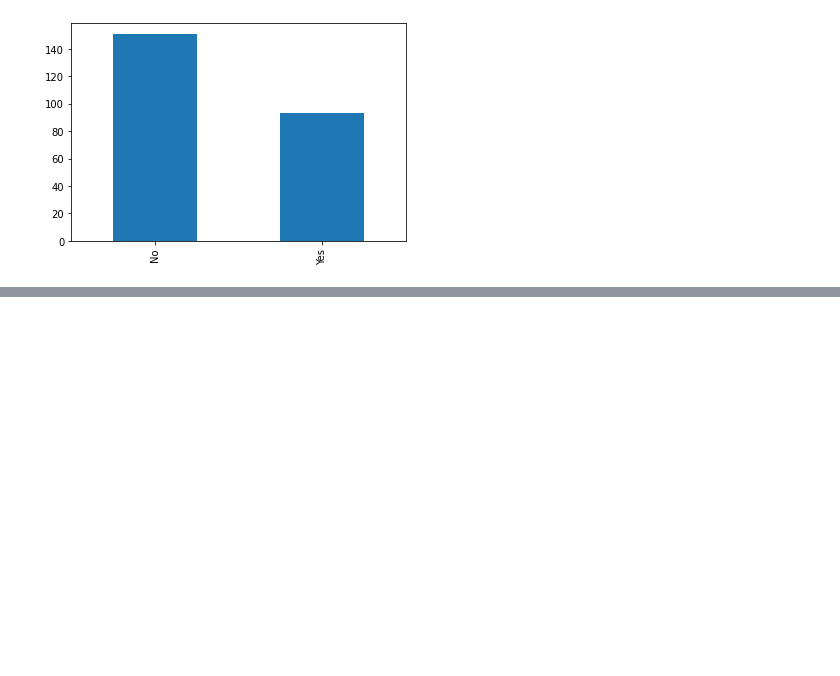
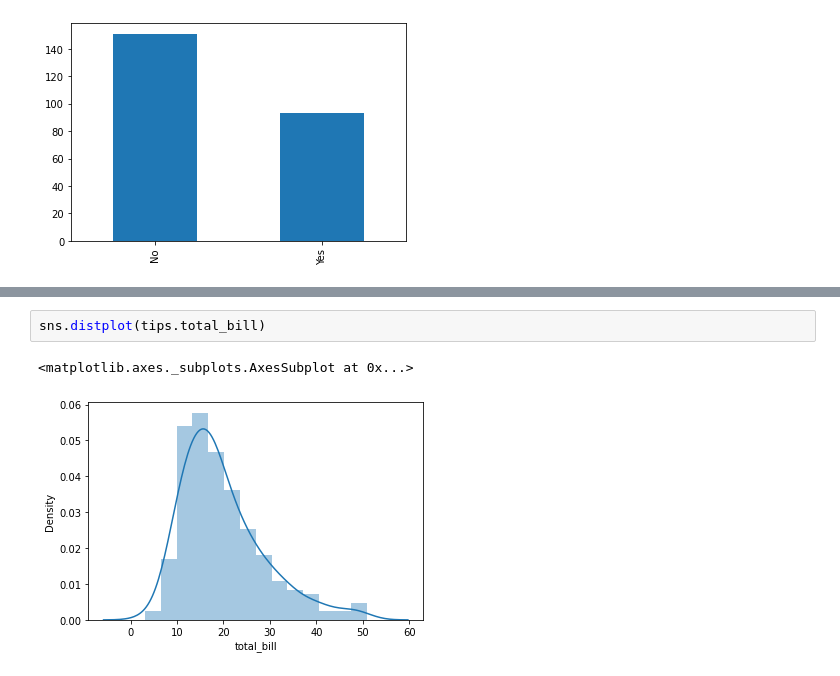
Before and after one commit to dilaraesmer/-Data-Processing-in-Python, a Jupyter notebook: Data_Processing_in_Python.ipynb, the cells around one changed output, grey strips where cells are left out. Saved outputs shown, nothing was run; the diff lists cells and outputs as text; blank space fills up the shorter version.

```diff
--- a/Data_Processing_in_Python.ipynb
+++ b/Data_Processing_in_Python.ipynb
@@ -908,0 +912,5 @@ sns.countplot()
+# %%
+sns.distplot(tips.total_bill)
+# %% [output]
+<matplotlib.axes._subplots.AxesSubplot at 0x...>
+[figure, added]
```
Also changed, not shown: parts of 2 cells of this notebook.
